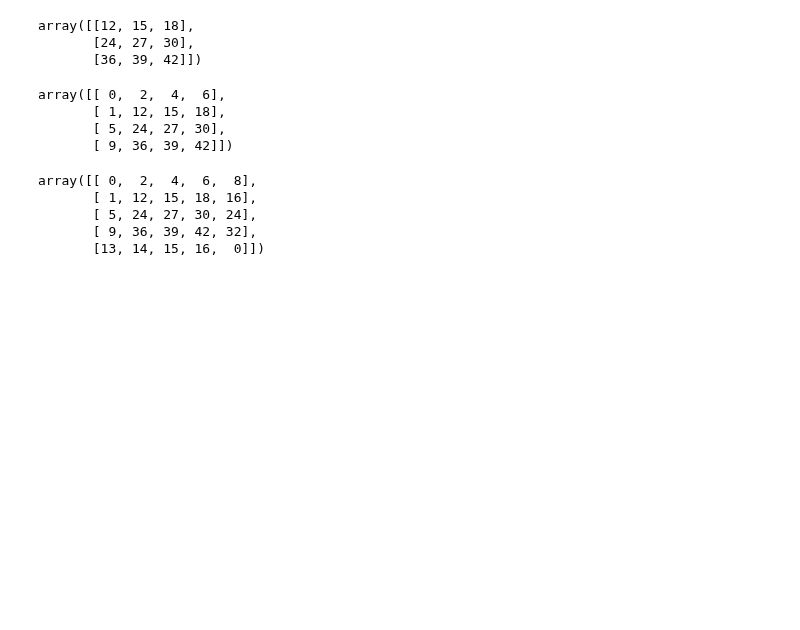
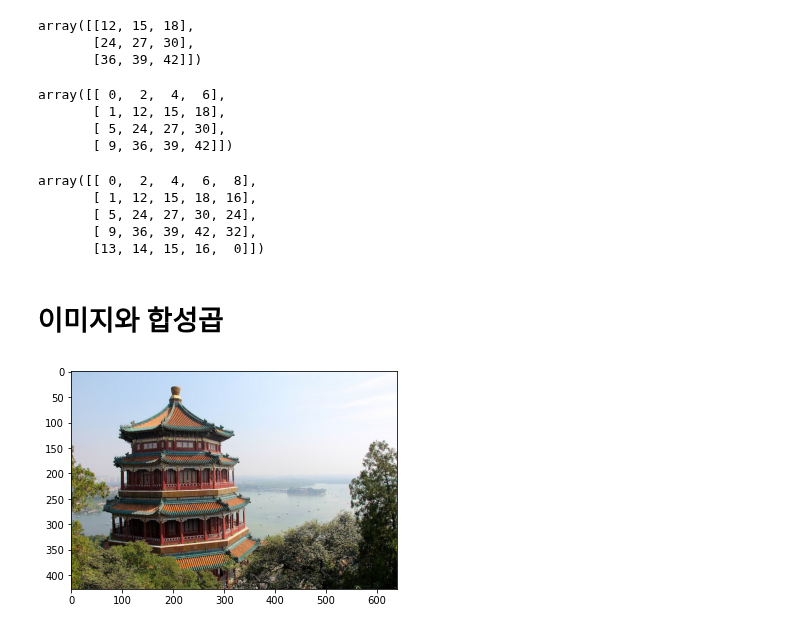
Before and after one commit to JakeOh/202011_itw_bd21, a Jupyter notebook: lab_ml/ml18_cnn.ipynb, the cells around one changed output. Saved outputs shown, nothing was run; the diff lists cells and outputs as text; code cells hidden in the pictures; blank space fills up the shorter version.

```diff
--- a/lab_ml/ml18_cnn.ipynb
+++ b/lab_ml/ml18_cnn.ipynb
@@ -145,3 +145,13 @@ array([[ 0,  2,  4,  6,  8],
        [ 5, 24, 27, 30, 24],
        [ 9, 36, 39, 42, 32],
        [13, 14, 15, 16,  0]])
+# %% [markdown]
+# 이미지와 합성곱
+# %%
+china = load_sample_image('china.jpg')
+flower = load_sample_image('flower.jpg')
+# %%
+plt.imshow(china)
+plt.show()
+# %% [output]
+[figure, added]
```
Also changed, not shown: parts of 9 cells of this notebook.
